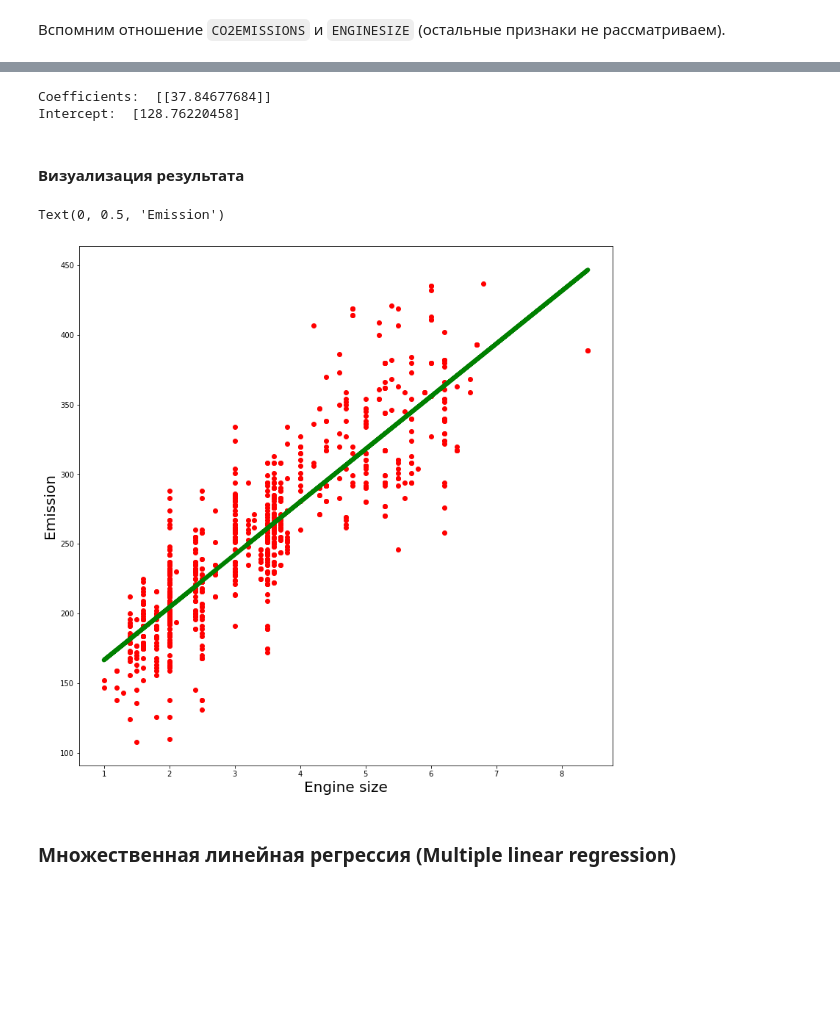
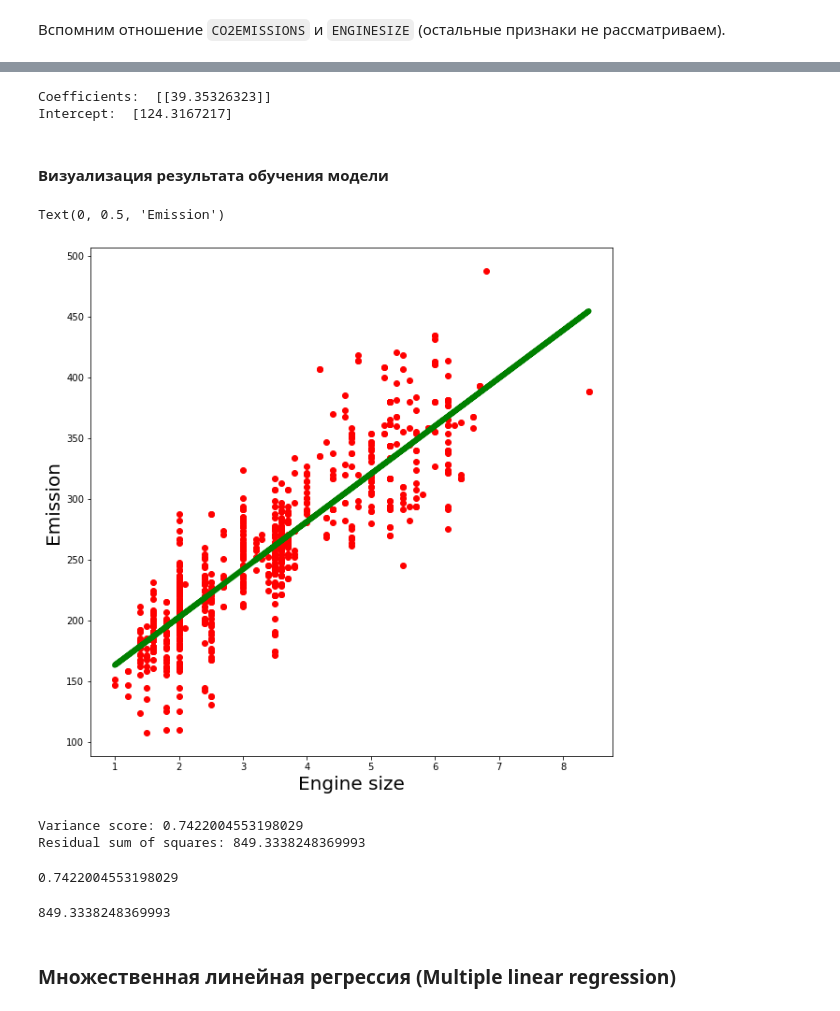
Before and after one commit to ryndovaira-org/data_science_lectures, a Jupyter notebook: 3_2_modeling_ml/3_1_1_regression/1_regression.ipynb, the cells around one changed output, grey strips where cells are left out. Cells and saved outputs as stored; diff of their text form; code cells hidden in the pictures; blank space fills up the shorter version.

```diff
--- a/3_2_modeling_ml/3_1_1_regression/1_regression.ipynb
+++ b/3_2_modeling_ml/3_1_1_regression/1_regression.ipynb
@@ -99,7 +99,7 @@ import numpy as np
 
 %matplotlib inline
 # %%
-plt.rcParams["figure.figsize"]=13,13
+plt.rcParams["figure.figsize"]=10,10
 # %% [markdown]
 #### Анализ данных
 
@@ -239,31 +239,56 @@ plt.show()
 from sklearn import linear_model
 
 # создать объект линейной регрессии
-regr = linear_model.LinearRegression()
+simple_regr = linear_model.LinearRegression()
 
 # разделить независимую и зависимую переменные
-train_x = np.asanyarray(train[['ENGINESIZE']])
-train_y = np.asanyarray(train[['CO2EMISSIONS']])
+x_train = np.asanyarray(train[['ENGINESIZE']])
+y_train = np.asanyarray(train[['CO2EMISSIONS']])
 
 # обучить модель
-regr.fit(train_x, train_y)
+simple_regr.fit(x_train, y_train)
 
-# вывести результаты
-print('Coefficients: ', regr.coef_)
-print('Intercept: ',regr.intercept_)
+# вывести результаты обучения
+print('Coefficients: ', simple_regr.coef_)
+print('Intercept: ',simple_regr.intercept_)
 # %% [output]
-Coefficients:  [[37.84677684]]
-Intercept:  [128.76220458]
+Coefficients:  [[39.35326323]]
+Intercept:  [124.3167217]
 # %% [markdown]
-#### Визуализация результата
+#### Визуализация результата обучения модели
 # %%
 plt.scatter(train.ENGINESIZE, train.CO2EMISSIONS,  color='red')
-plt.plot(train_x, regr.coef_[0][0]*train_x + regr.intercept_[0], '-g', linewidth=6)
+plt.plot(x_train, simple_regr.coef_[0][0]*x_train + simple_regr.intercept_[0], '-g', linewidth=6)
 plt.xlabel("Engine size", fontsize=20)
 plt.ylabel("Emission", fontsize=20)
 # %% [output]
 Text(0, 0.5, 'Emission')
-[figure, old version]
+[figure, new version]
+# %%
+# использовать обученную модель для предсказания на test выборке
+y_predicted = simple_regr.predict(test[['ENGINESIZE']])
+x_test = np.asanyarray(test[['ENGINESIZE']])
+y_test = np.asanyarray(test[['CO2EMISSIONS']])
+
+# вывести результаты предсказания
+print(f'Variance score: {simple_regr.score(x_test, y_test)}')    # Coefficient of determination R^2 of the prediction
+print(f"Residual sum of squares: {np.mean((y_predicted - y_test) ** 2)}")    # MSE
+# %% [output]
+Variance score: 0.7422004553198029
+Residual sum of squares: 849.3338248369993
+# %%
+from sklearn.metrics import r2_score
+
+r2_score(y_test, y_predicted)    # эквивалентно simple_regr.score(x_test, y_test)
+# %% [output]
+0.7422004553198029
+# %%
+from sklearn.metrics import mean_squared_error
+
+# MSE
+mean_squared_error(y_test, y_predicted, squared=True)   # эквивалентно np.mean((y_predicted - y_test) ** 2)
+# %% [output]
+849.3338248369993
 # %% [markdown]
 ### Множественная линейная регрессия (Multiple linear regression)
 # %% [markdown]
```
Also changed, not shown: parts of 11 cells of this notebook.
